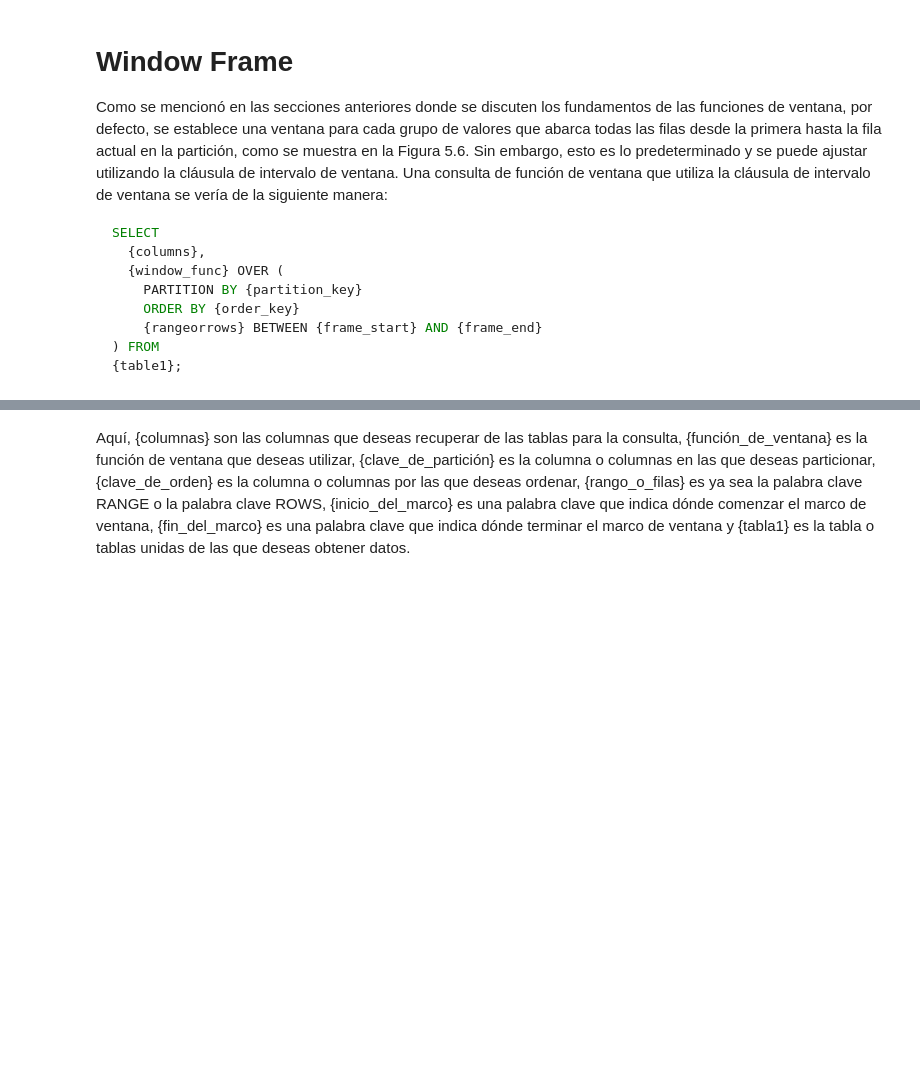
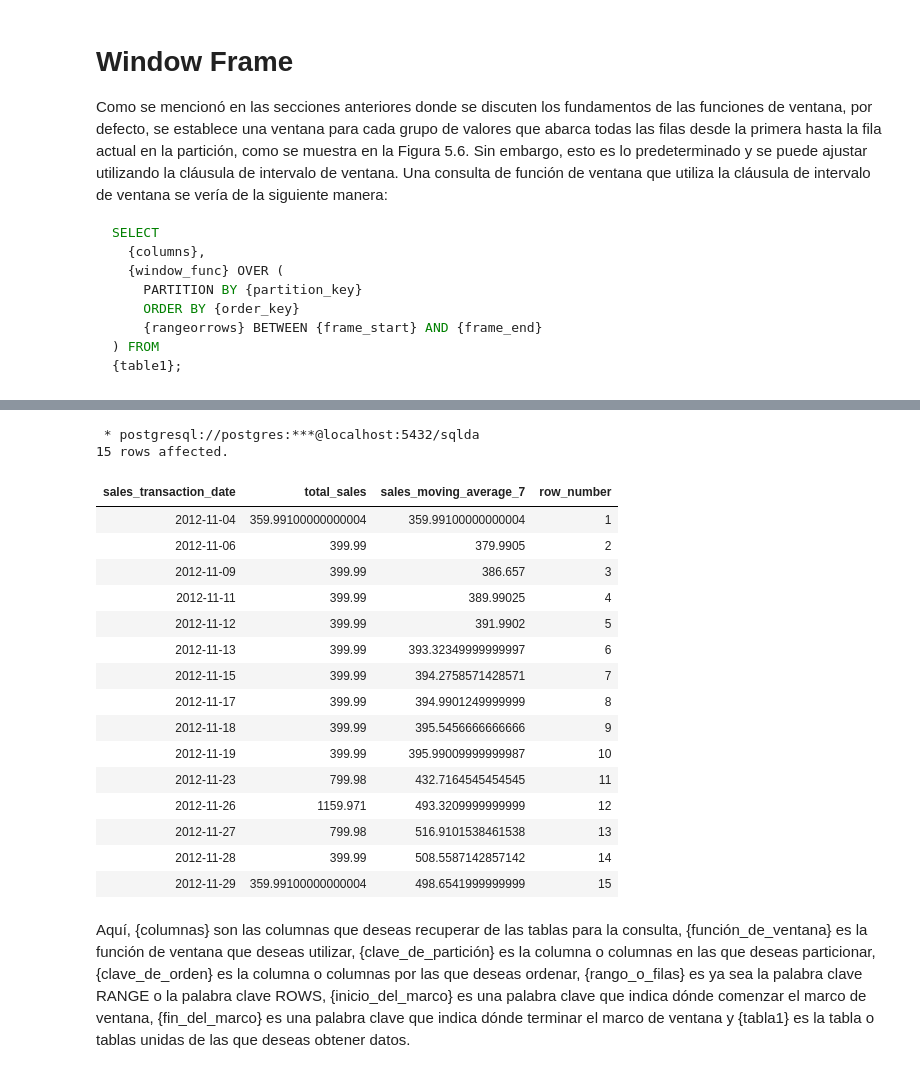
Before and after one commit to limspiga/data-modeling-fall-24, a Jupyter notebook: 05_data_modeling_for_marketing.ipynb, the cells around one changed output, grey strips where cells are left out. Drawn from its saved outputs; the diff is of its cells as text; code cells hidden in the pictures; blank space fills up the shorter version.

```diff
--- a/05_data_modeling_for_marketing.ipynb
+++ b/05_data_modeling_for_marketing.ipynb
@@ -629,3 +636,47 @@ SELECT
+# %%
+%%sql
+WITH
+  daily_sales as (SELECT sales_transaction_date::DATE, SUM(sales_amount) as total_sales, COUNT(sales_amount) FROM sales GROUP BY 1 ORDER BY sales_transaction_date),
+  moving_average_calculation_7 as (
+
+    SELECT
+      sales_transaction_date,
+      total_sales,
+      AVG(total_sales) OVER (
+        ORDER BY sales_transaction_date
+        -- ROWS BETWEEN 6 PRECEDING AND CURRENT ROW -- Actual y los 6 anteriores
+        -- ROWS BETWEEN CURRENT ROW AND 6 FOLLOWING -- Actual y los 6 siguientes
+        -- ROWS BETWEEN CURRENT ROW AND UNBOUNDED FOLLOWING --  Toma renglón actual y abarca todas las filas que siguen hasta el final del conjunto
+        -- ROWS BETWEEN UNBOUNDED PRECEDING AND CURRENT ROW --  Toma renglón actual y abarca todas las filas que siguen hasta el inicio del conjunto
+      ) AS sales_moving_average_7,
+       ROW_NUMBER() OVER (
+         ORDER BY sales_transaction_date
+       ) as row_number
+    FROM
+      daily_sales
+    ORDER BY 1
+
+  )
+SELECT * FROM moving_average_calculation_7 LIMIT 15;
+# %% [output]
+ * postgresql://postgres:***@localhost:5432/sqlda
+15 rows affected.
+| sales_transaction_date | total_sales | sales_moving_average_7 | row_number |
+| 2012-11-04 | 359.99100000000004 | 359.99100000000004 | 1 |
+| 2012-11-06 | 399.99 | 379.9905 | 2 |
+| 2012-11-09 | 399.99 | 386.657 | 3 |
+| 2012-11-11 | 399.99 | 389.99025 | 4 |
+| 2012-11-12 | 399.99 | 391.9902 | 5 |
+| 2012-11-13 | 399.99 | 393.32349999999997 | 6 |
+| 2012-11-15 | 399.99 | 394.2758571428571 | 7 |
+| 2012-11-17 | 399.99 | 394.9901249999999 | 8 |
+| 2012-11-18 | 399.99 | 395.5456666666666 | 9 |
+| 2012-11-19 | 399.99 | 395.99009999999987 | 10 |
+| 2012-11-23 | 799.98 | 432.7164545454545 | 11 |
+| 2012-11-26 | 1159.971 | 493.3209999999999 | 12 |
+| 2012-11-27 | 799.98 | 516.9101538461538 | 13 |
+| 2012-11-28 | 399.99 | 508.5587142857142 | 14 |
+| 2012-11-29 | 359.99100000000004 | 498.6541999999999 | 15 |
 # %% [markdown]
 Aquí, {columnas} son las columnas que deseas recuperar de las tablas para la consulta, {función_de_ventana} es la función de ventana que deseas utilizar, {clave_de_partición} es la columna o columnas en las que deseas particionar, {clave_de_orden} es la columna o columnas por las que deseas ordenar, {rango_o_filas} es ya sea la palabra clave RANGE o la palabra clave ROWS, {inicio_del_marco} es una palabra clave que indica dónde comenzar el marco de ventana, {fin_del_marco} es una palabra clave que indica dónde terminar el marco de ventana y {tabla1} es la tabla o tablas unidas de las que deseas obtener datos.
 # %% [markdown]
```
Also changed, not shown: parts of 5 cells of this notebook.
